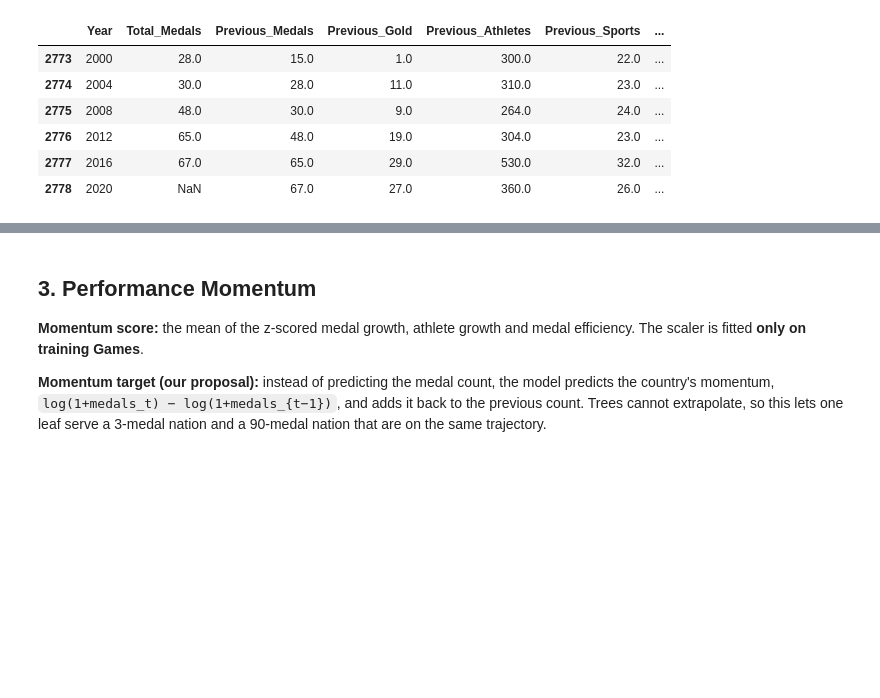
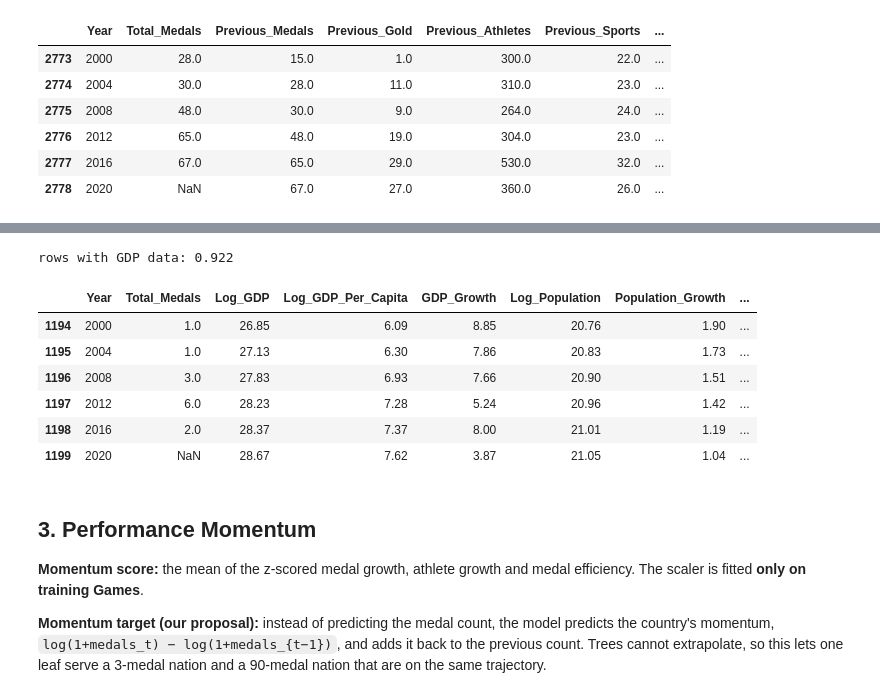
Before and after one commit to ryonahh/ML_MiniProject_53, a Jupyter notebook: notebooks/Olympic_Medal_Prediction.ipynb, the cells around one changed output, grey strips where cells are left out. Cells and saved outputs as stored; diff of their text form; code cells hidden in the pictures; blank space fills up the shorter version.

```diff
--- a/notebooks/Olympic_Medal_Prediction.ipynb
+++ b/notebooks/Olympic_Medal_Prediction.ipynb
@@ -57,3 +60,16 @@ df.loc[(df.Country == 'UK') & df.Year.between(2000, 2020), ['Year', TARGET] + HI
+# %%
+from olympic_momentum.config import ECONOMIC_FEATURES
+print('rows with GDP data:', round(df.loc[df.Year.between(1964, 2016) & df[TARGET].notna(), 'Log_GDP'].notna().mean(), 3))
+df.loc[(df.Country == 'India') & df.Year.between(2000, 2020), ['Year', TARGET] + ECONOMIC_FEATURES].round(2)
+# %% [output]
+rows with GDP data: 0.922
+|  | Year | Total_Medals | Log_GDP | Log_GDP_Per_Capita | GDP_Growth | Log_Population | Population_Growth | ... |
+| 1194 | 2000 | 1.0 | 26.85 | 6.09 | 8.85 | 20.76 | 1.90 | ... |
+| 1195 | 2004 | 1.0 | 27.13 | 6.30 | 7.86 | 20.83 | 1.73 | ... |
+| 1196 | 2008 | 3.0 | 27.83 | 6.93 | 7.66 | 20.90 | 1.51 | ... |
+| 1197 | 2012 | 6.0 | 28.23 | 7.28 | 5.24 | 20.96 | 1.42 | ... |
+| 1198 | 2016 | 2.0 | 28.37 | 7.37 | 8.00 | 21.01 | 1.19 | ... |
+| 1199 | 2020 | NaN | 28.67 | 7.62 | 3.87 | 21.05 | 1.04 | ... |
 # %% [markdown]
 ## 3. Performance Momentum
 **Momentum score:** the mean of the z-scored medal growth, athlete growth and medal efficiency. The scaler is fitted **only on training Games**.
```
Also changed, not shown: parts of 10 cells of this notebook, 4 other files.
